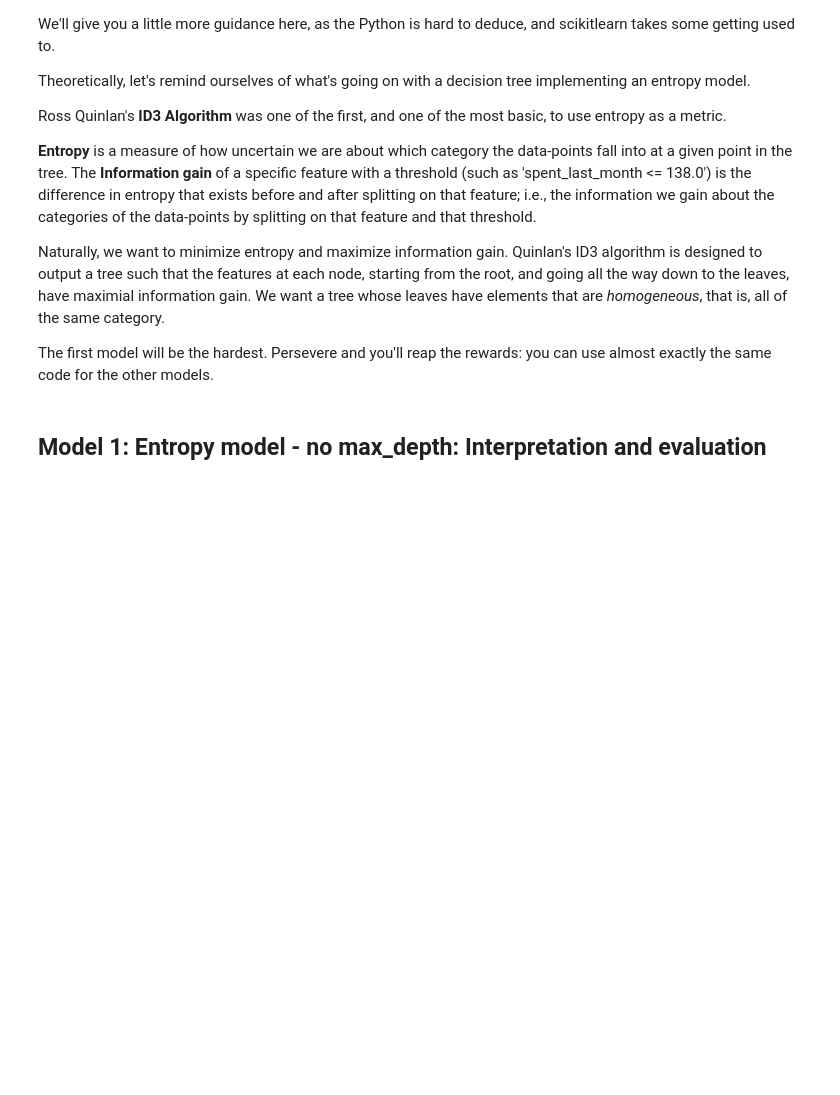
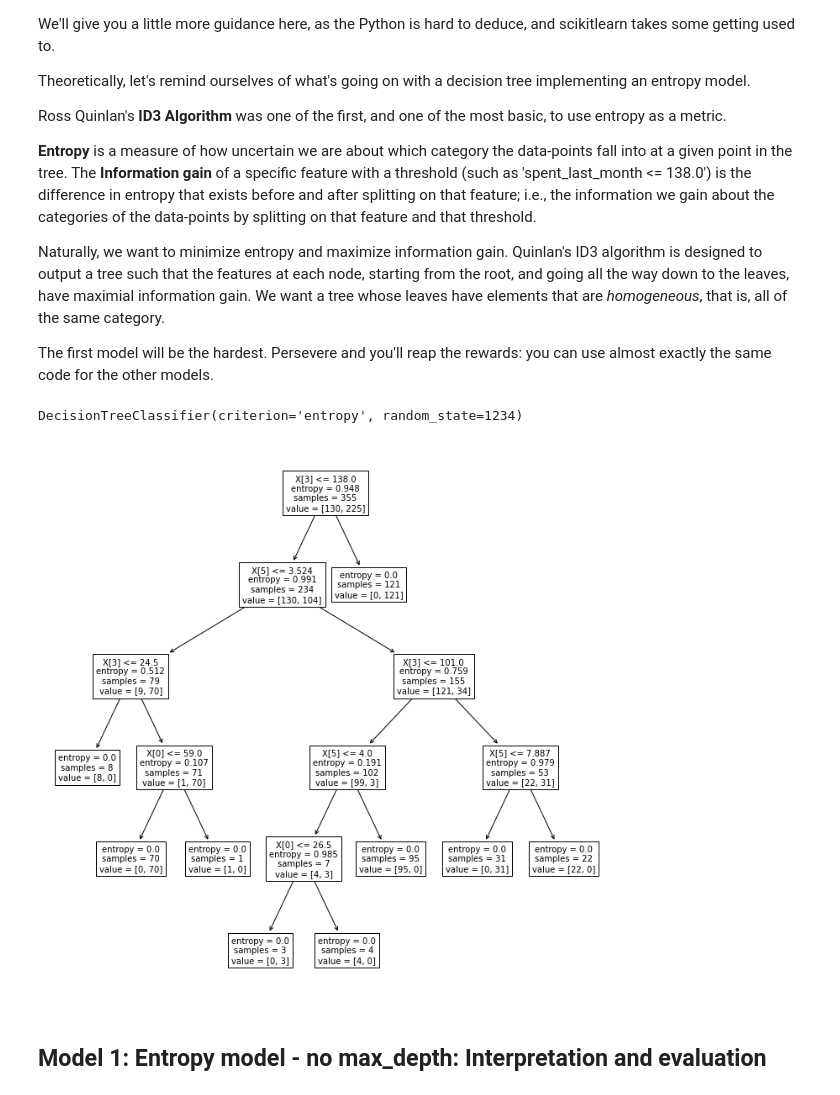
Before and after one commit to GwenToves/SpringBoard, a Jupyter notebook: Supervised Learning Case Studies/Springboard Decision Tree Specialty Coffee Case Study - Tier 3.ipynb, the cells around one changed output. Cells and saved outputs as stored; diff of their text form; code cells hidden in the pictures; blank space fills up the shorter version.

```diff
--- a/Supervised Learning Case Studies/Springboard Decision Tree Specialty Coffee Case Study - Tier 3.ipynb
+++ b/Supervised Learning Case Studies/Springboard Decision Tree Specialty Coffee Case Study - Tier 3.ipynb
@@ -272,13 +305,13 @@ _ _ _
 # %%
 # Let's do our feature selection.
 # Make a variable called 'features', and a list containing the strings of every column except "Decision"
-_ _ _
+features = NoPrediction.drop(columns='Decision').columns
 
 # Make an explanatory variable called X, and assign it: NoPrediction[features]
-_ _ _
+X = NoPrediction[features]
 
 # Make a dependent variable called y, and assign it: NoPrediction.Decision
-_ _ _
+y = NoPrediction.Decision
 # %% [markdown]
 ### 5. Create dummy variables to deal with categorical inputs
 One-hot encoding replaces each unique value of a given column with a new column, and puts a 1 in the new column for a given row just if its initial value for the original column matches the new column. Check out [this resource](https://hackernoon.com/what-is-one-hot-encoding-why-and-when-do-you-have-to-use-it-e3c6186d008f) if you haven't seen one-hot-encoding before.
@@ -286,12 +319,12 @@ One-hot encoding replaces each unique value of a given column with a new column,
 **Note**: We will do this before we do our train/test split as to do it after could mean that some categories only end up in the train or test split of our data by chance and this would then lead to different shapes of data for our `X_train` and `X_test` which could/would cause downstream issues when fitting or predicting using a trained model.
 # %%
 # One-hot encode all features in X.
-_ _ _
+X = pd.get_dummies(X)
 # %% [markdown]
 ### 6. Further divide those subsets into train and test subsets for X and y respectively: X_train, X_test, y_train, y_test
 # %%
 # Call train_test_split on X, y. Make the test_size = 0.25, and random_state = 246
-_ _ _
+X_train, X_test, y_train, y_test = train_test_split(X, y, test_size = 0.25, random_state = 246)
 # %% [markdown]
 # 3. Modelling
 It's useful to look at the scikit-learn documentation on decision trees https://scikit-learn.org/stable/modules/tree.html before launching into applying them. If you haven't seen them before, take a look at that link, in particular the section `1.10.5.`
@@ -311,16 +344,17 @@ Naturally, we want to minimize entropy and maximize information gain. Quinlan's
 The first model will be the hardest. Persevere and you'll reap the rewards: you can use almost exactly the same code for the other models.
 # %%
 # Declare a variable called entr_model and use tree.DecisionTreeClassifier.
-_ _ _
+entr_model = tree.DecisionTreeClassifier(criterion="entropy", random_state = 1234)
 
 # Call fit() on entr_model
-_ _ _
-
+entr_model.fit(X_train, y_train)
 # Call predict() on entr_model with X_test passed to it, and assign the result to a variable y_pred
-_ _ _
+y_pred = entr_model.predict(X_test)
 
 # Call Series on our y_pred variable with the following: pd.Series(y_pred)
-_ _ _
+y_pred = pd.Series(y_pred)
 
 # Check out entr_model
 entr_model
+# %% [output]
+DecisionTreeClassifier(criterion='entropy', random_state=1234)
@@ -336,3 +376,9 @@ _ _ _
+# %%
+plt.figure(figsize=(12, 12))
+tree.plot_tree(entr_model, fontsize=10)
+plt.show();
+# %% [output]
+[figure, added]
 # %% [markdown]
 ## Model 1: Entropy model - no max_depth: Interpretation and evaluation
 # %%
```
Also changed, not shown: parts of 52 cells of this notebook.
